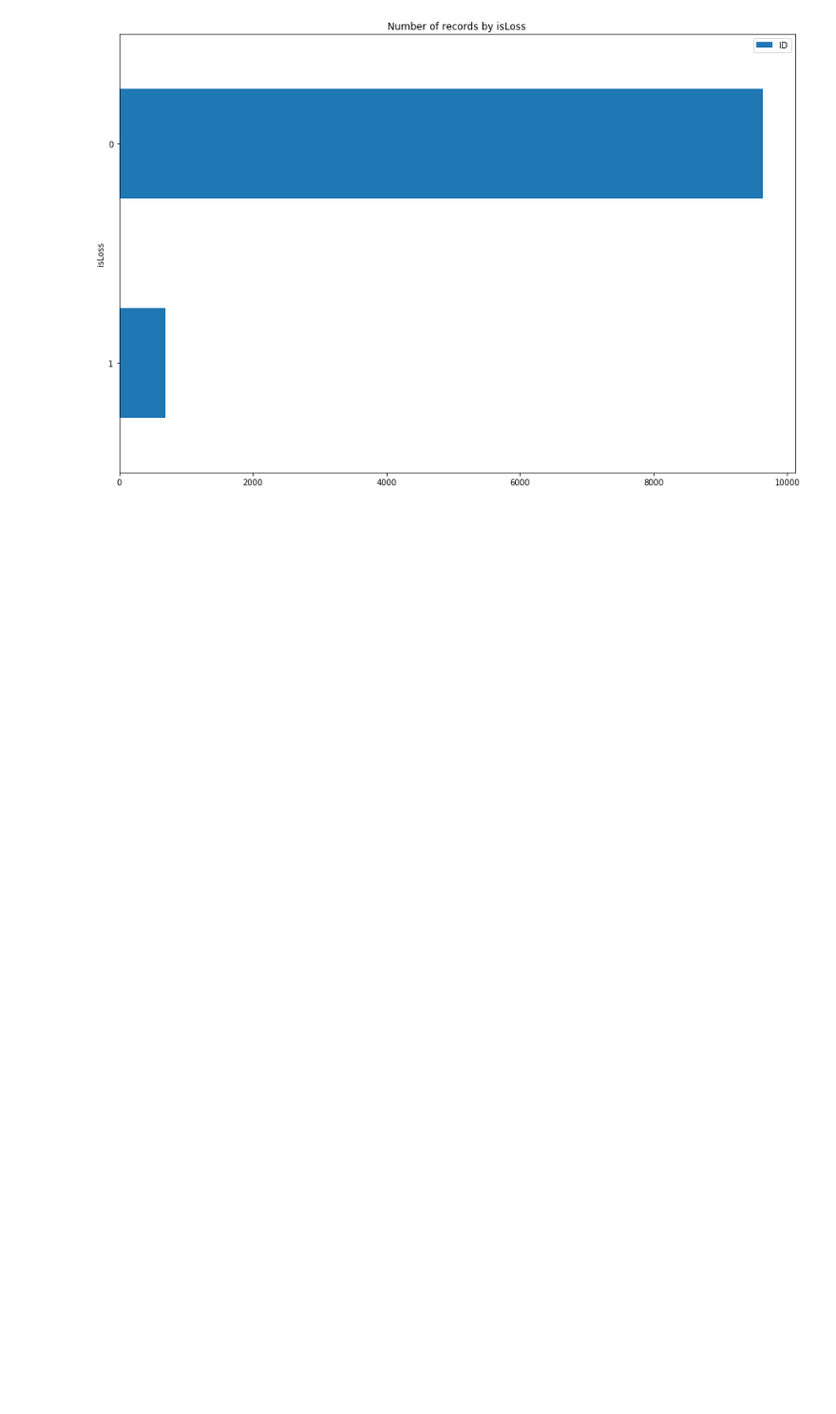
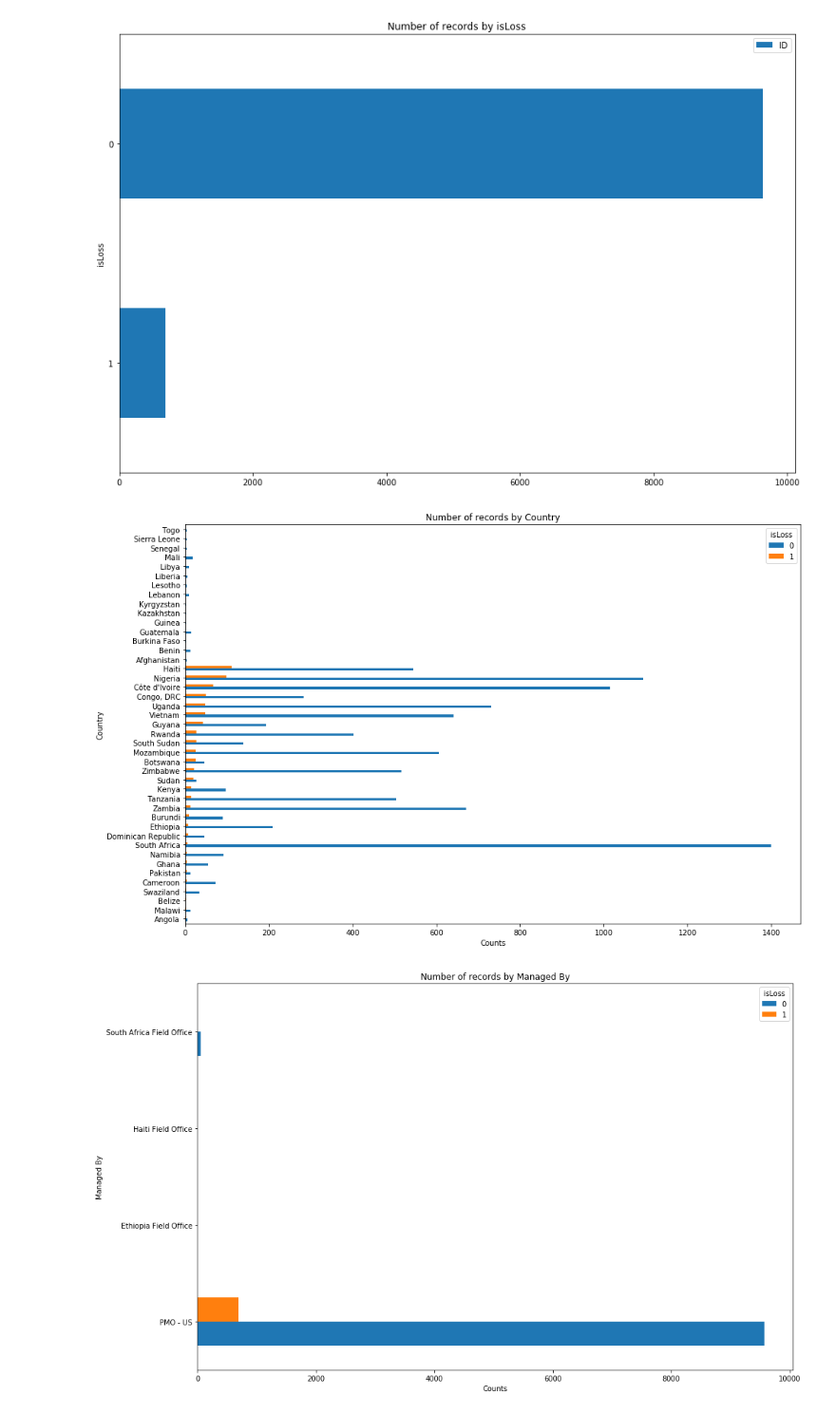
Before and after one commit to AkbarAzad/practice, a Jupyter notebook: supply_chain_data_analysis.ipynb, the cells around one changed output. Shown: that part at 95% size. Drawn from its saved outputs; the diff is of its cells as text; code cells hidden in the pictures; blank space fills up the shorter version.

```diff
--- a/supply_chain_data_analysis.ipynb
+++ b/supply_chain_data_analysis.ipynb
@@ -165,6 +165,16 @@ def categoricalPlot(df, columnDf, cut_off = 50):
                 df.groupby([i[1]['Column']]).count()['ID'].reset_index(drop = False).sort_values(by = ['ID'], ascending = True).plot.barh(x = i[1]['Column'], y = 'ID', figsize = (15, 10), title = f"Number of records by {i[1]['Column']}")
         except:
             pass
+
+def isLossCategoricalPlot(df, columnDf, cut_off = 50, normalise = False):
+    xLabel = 'Counts' if normalise == False else 'Proportion'
+    for i in columnDf.iterrows():
+        try:
+            if i[1]['Cardinality'] < cut_off:
+                df.groupby([i[1]['Column']])['isLoss'].value_counts(normalize = normalise).unstack().sort_values(by = [1], ascending = True).plot(kind = 'barh', figsize = (15, 10), title = f"Number of records by {i[1]['Column']}")
+                plt.xlabel(xLabel)
+        except:
+            pass
 # %%
 categoricalPlot(df, columnDf)
 # %% [output]
@@ -181,3 +191,8 @@ categoricalPlot(df, columnDf)
 [figure]
 [figure]
 [figure]
+# %%
+isLossCategoricalPlot(df, columnDf)
+# %% [output]
+[figure, added]
+[figure, added]
```
Also changed, not shown: parts of 2 cells of this notebook.
